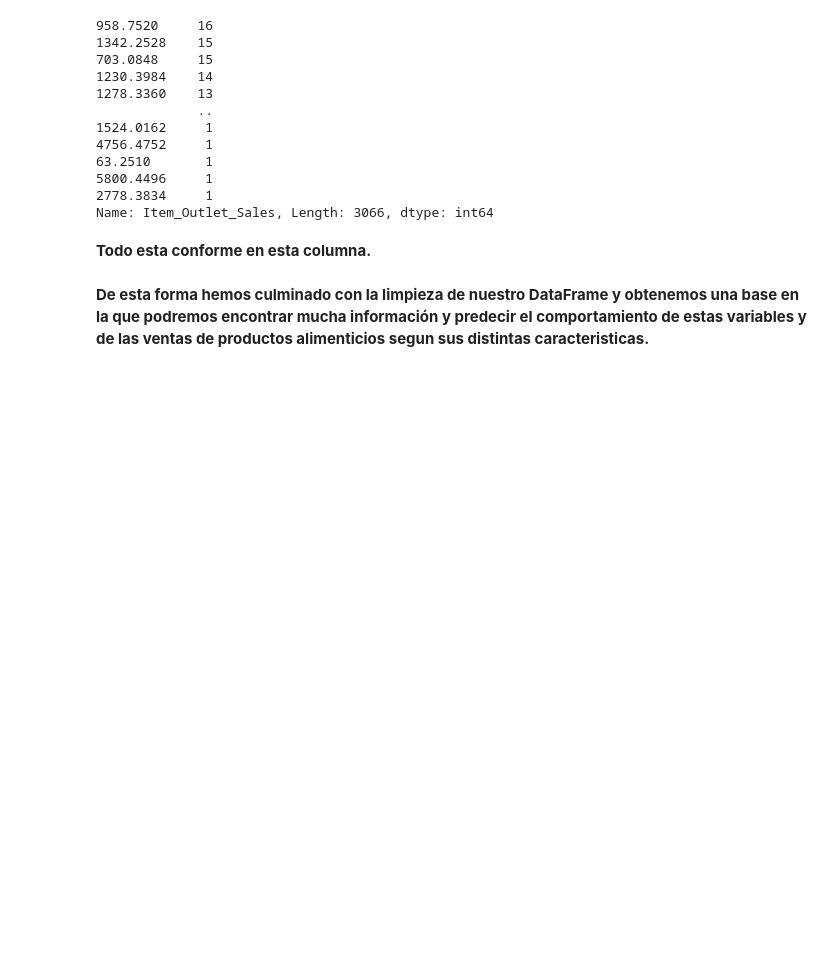
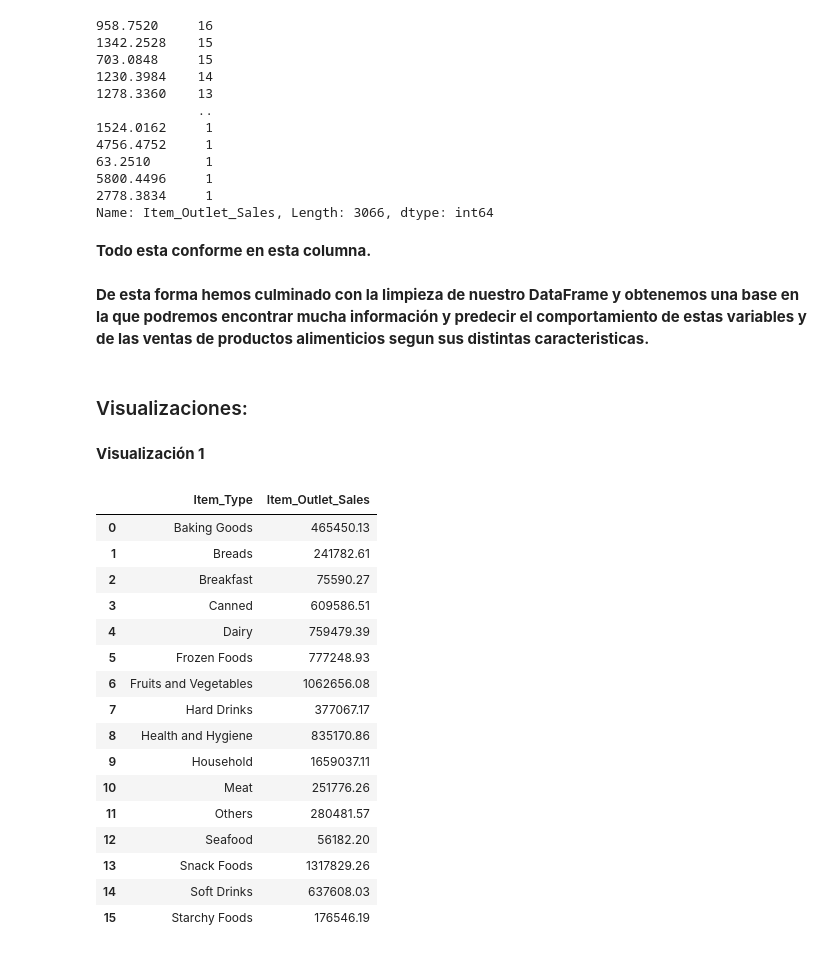
Before and after one commit to gagarma/predicciones_ventas_productos_alimenticios, a Jupyter notebook: Sales_Prediction_Food.ipynb, the cells around one changed output. Drawn from its saved outputs; the diff is of its cells as text; code cells hidden in the pictures; blank space fills up the shorter version.

```diff
--- a/Sales_Prediction_Food.ipynb
+++ b/Sales_Prediction_Food.ipynb
@@ -360,3 +361,7 @@ Name: Item_Outlet_Sales, Length: 3066, dtype: int64
 **Todo esta conforme en esta columna.**
 # %% [markdown]
 **De esta forma hemos culminado con la limpieza de nuestro DataFrame y obtenemos una base en la que podremos encontrar mucha información y predecir el comportamiento de estas variables y de las ventas de productos alimenticios segun sus distintas caracteristicas.**
+# %% [markdown]
+### Visualizaciones:
+# %% [markdown]
+**Visualización 1**
@@ -362,0 +372,21 @@ Name: Item_Outlet_Sales, Length: 3066, dtype: int64
+# %%
+g1=filtro1.groupby(["Item_Type"])[["Item_Outlet_Sales"]].sum().reset_index().round(2)
+g1
+# %% [output]
+|  | Item_Type | Item_Outlet_Sales |
+| 0 | Baking Goods | 465450.13 |
+| 1 | Breads | 241782.61 |
+| 2 | Breakfast | 75590.27 |
+| 3 | Canned | 609586.51 |
+| 4 | Dairy | 759479.39 |
+| 5 | Frozen Foods | 777248.93 |
+| 6 | Fruits and Vegetables | 1062656.08 |
+| 7 | Hard Drinks | 377067.17 |
+| 8 | Health and Hygiene | 835170.86 |
+| 9 | Household | 1659037.11 |
+| 10 | Meat | 251776.26 |
+| 11 | Others | 280481.57 |
+| 12 | Seafood | 56182.20 |
+| 13 | Snack Foods | 1317829.26 |
+| 14 | Soft Drinks | 637608.03 |
+| 15 | Starchy Foods | 176546.19 |
```
Also changed, not shown: parts of 15 cells of this notebook.
